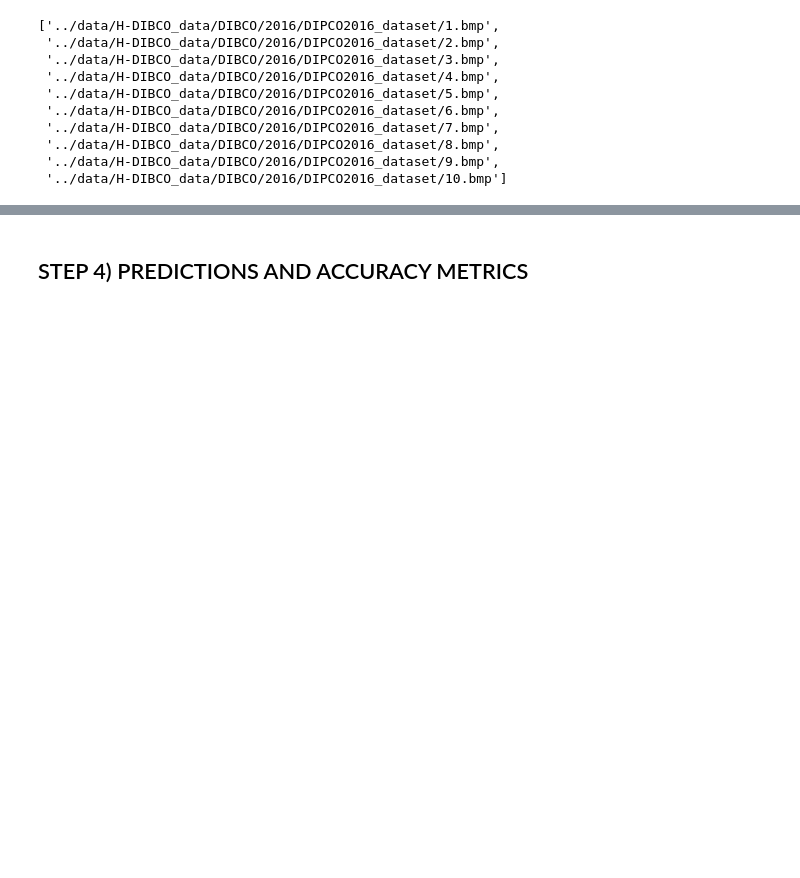
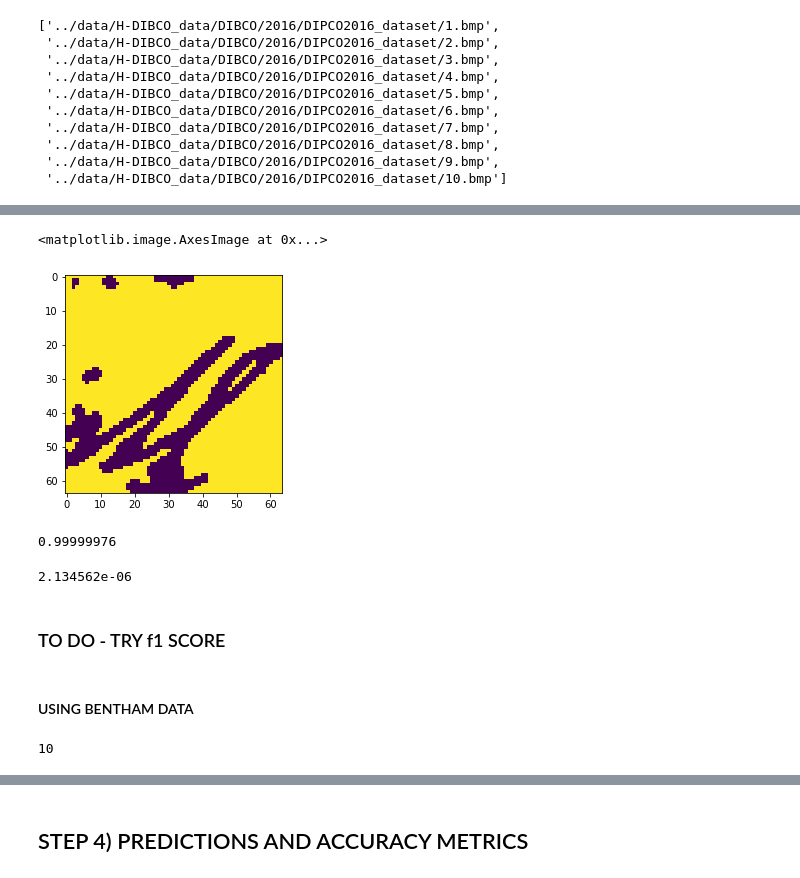
Before and after one commit to ross-k/Image-Binarization-for-Handwriting-OCR, a Jupyter notebook: notebooks/4a - image bin OCR EDA v4.ipynb, the cells around one changed output, grey strips where cells are left out. Drawn from its saved outputs; the diff is of its cells as text; code cells hidden in the pictures; blank space fills up the shorter version.

```diff
--- a/notebooks/4a - image bin OCR EDA v4.ipynb
+++ b/notebooks/4a - image bin OCR EDA v4.ipynb
@@ -398,0 +463,21 @@ plt.plot(accs)
+# %%
+plt.imshow(predictions[- 1] > 0.5)
+# %% [output]
+<matplotlib.image.AxesImage at 0x...>
+[figure, added]
+# %%
+predictions.max()
+# %% [output]
+0.99999976
+# %%
+predictions.min()
+# %% [output]
+2.134562e-06
+# %% [markdown]
+### TO DO - TRY f1 SCORE
+# %% [markdown]
+#### USING BENTHAM DATA
+# %%
+len(DIBCO_orig)
+# %% [output]
+10
```
Also changed, not shown: parts of 120 cells of this notebook.
